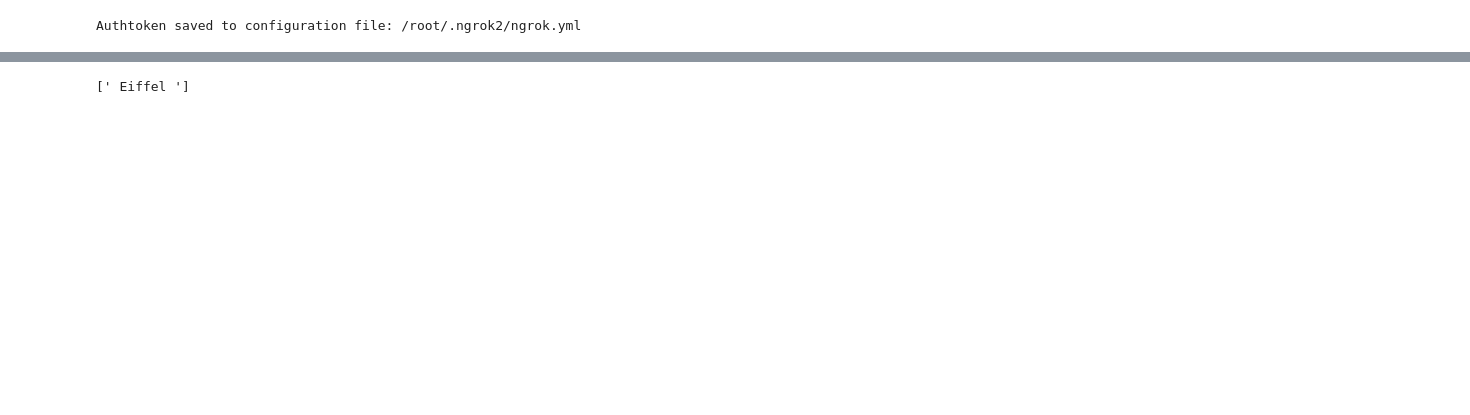
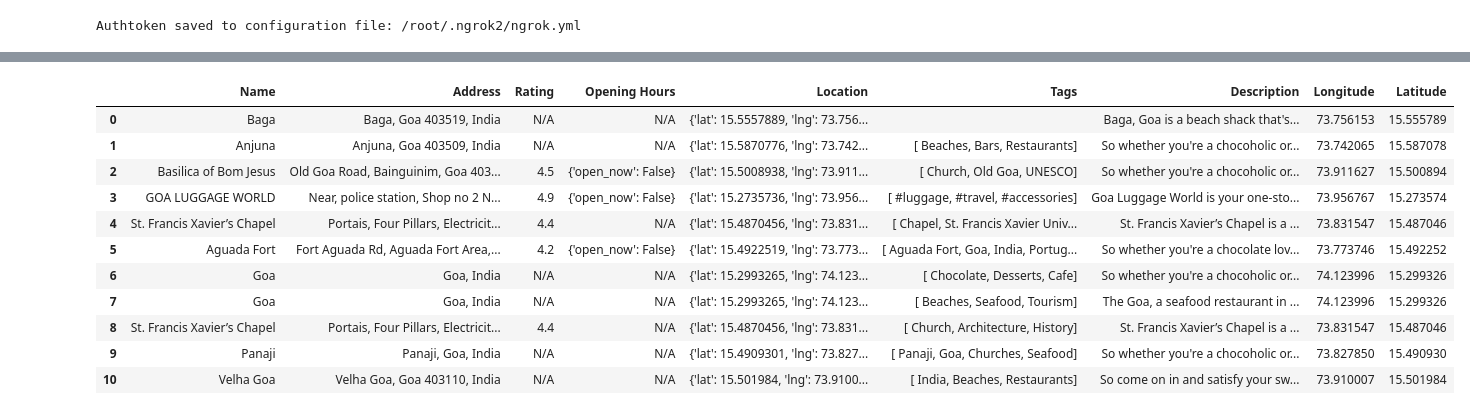
Before and after one commit to ChaitaliV/Location-Extractor, a Jupyter notebook: flask.ipynb, the cells around one changed output, grey strips where cells are left out. Cells and saved outputs as stored; diff of their text form; code cells hidden in the pictures; blank space fills up the shorter version.

```diff
--- a/flask.ipynb
+++ b/flask.ipynb
@@ -38,6 +42,51 @@ RuntimeError: ignored
-# %%
-sentence = "I went to Paris and visited the Eiffel Tower."
-location_extractor = LocationExtractor(sentence)
-location_extractor.extract_location(sentence)
-# %% [output]
-[' Eiffel ']
+# %%
+text = """Goa, located on the western coast of India, is a popular tourist destination known for its beautiful beaches, vibrant nightlife, and rich cultural heritage. Some of the most popular beaches in Goa include Calangute, Baga, and Anjuna, each offering its unique charm and atmosphere. The state is also home to several historical landmarks, such as the Basilica of Bom Jesus, a UNESCO World Heritage Site that contains the remains of St. Francis Xavier, and the Fort Aguada, a 17th-century Portuguese fort that offers panoramic views of the Arabian Sea. In addition to its natural and historical attractions, Goa is also famous for its cuisine, which is a blend of Indian and Portuguese influences, and its colorful festivals, such as the Carnival and the Feast of St. Francis Xavier. The state's capital, Panaji, is a charming city with colorful buildings and narrow streets lined with shops and restaurants, while the nearby village of Old Goa is a treasure trove of ancient churches and colonial-era architecture."""
+city = 'Goa'
+# %%
+def fetch_all_data(sentence,city, key):
+  location_extractor = LocationExtractor(sentence, city)
+  location_data = location_extractor.multiline_data(sentence)
+  place_finder = PlaceFinder(location_data)
+  df = pd.DataFrame(place_finder.get_places_data())
+  place_description = PlaceDescriptionGenerator(openai_key = key)
+  places = df['Name'][:]
+  location = df['Location'][:]
+  lon = []
+  lat = []
+  for loc in location:
+    lon.append(loc['lng'])
+    lat.append(loc['lat'])
+  tags = []
+  for place in places:
+    try:
+      tags.append(place_description.generate_description_and_tags(place)[1])
+    except:
+      tags.append('')
+  description = []
+  for place in places:
+    try:
+      description.append(place_description.generate_description(place))
+    except:
+      description.append('')
+  df['Tags'] = tags
+  df['Description'] = description
+  df['Longitude'] = lon
+  df['Latitude'] = lat
+  return df
+# %%
+df = fetch_all_data(text,city,openaikey)
+# %%
+df
+# %% [output]
+|  | Name | Address | Rating | Opening Hours | Location | Tags | Description | Longitude | Latitude |
+| 0 | Baga | Baga, Goa 403519, India | N/A | N/A | {'lat': 15.5557889, 'lng': 73.756... |  | Baga, Goa is a beach shack that's... | 73.756153 | 15.555789 |
+| 1 | Anjuna | Anjuna, Goa 403509, India | N/A | N/A | {'lat': 15.5870776, 'lng': 73.742... | [ Beaches, Bars, Restaurants] | So whether you're a chocoholic or... | 73.742065 | 15.587078 |
+| 2 | Basilica of Bom Jesus | Old Goa Road, Bainguinim, Goa 403... | 4.5 | {'open_now': False} | {'lat': 15.5008938, 'lng': 73.911... | [ Church, Old Goa, UNESCO] | So whether you're a chocoholic or... | 73.911627 | 15.500894 |
+| 3 | GOA LUGGAGE WORLD | Near, police station, Shop no 2 N... | 4.9 | {'open_now': False} | {'lat': 15.2735736, 'lng': 73.956... | [ #luggage, #travel, #accessories] | Goa Luggage World is your one-sto... | 73.956767 | 15.273574 |
+| 4 | St. Francis Xavier’s Chapel | Portais, Four Pillars, Electricit... | 4.4 | N/A | {'lat': 15.4870456, 'lng': 73.831... | [ Chapel, St. Francis Xavier Univ... | St. Francis Xavier’s Chapel is a ... | 73.831547 | 15.487046 |
+| 5 | Aguada Fort | Fort Aguada Rd, Aguada Fort Area,... | 4.2 | {'open_now': False} | {'lat': 15.4922519, 'lng': 73.773... | [ Aguada Fort, Goa, India, Portug... | So whether you're a chocolate lov... | 73.773746 | 15.492252 |
+| 6 | Goa | Goa, India | N/A | N/A | {'lat': 15.2993265, 'lng': 74.123... | [ Chocolate, Desserts, Cafe] | So whether you're a chocoholic or... | 74.123996 | 15.299326 |
+| 7 | Goa | Goa, India | N/A | N/A | {'lat': 15.2993265, 'lng': 74.123... | [ Beaches, Seafood, Tourism] | The Goa, a seafood restaurant in ... | 74.123996 | 15.299326 |
+| 8 | St. Francis Xavier’s Chapel | Portais, Four Pillars, Electricit... | 4.4 | N/A | {'lat': 15.4870456, 'lng': 73.831... | [ Church, Architecture, History] | St. Francis Xavier’s Chapel is a ... | 73.831547 | 15.487046 |
+| 9 | Panaji | Panaji, Goa, India | N/A | N/A | {'lat': 15.4909301, 'lng': 73.827... | [ Panaji, Goa, Churches, Seafood] | So whether you're a chocoholic or... | 73.827850 | 15.490930 |
+| 10 | Velha Goa | Velha Goa, Goa 403110, India | N/A | N/A | {'lat': 15.501984, 'lng': 73.9100... | [ India, Beaches, Restaurants] | So come on in and satisfy your sw... | 73.910007 | 15.501984 |
```
Also changed, not shown: parts of 10 cells of this notebook.
